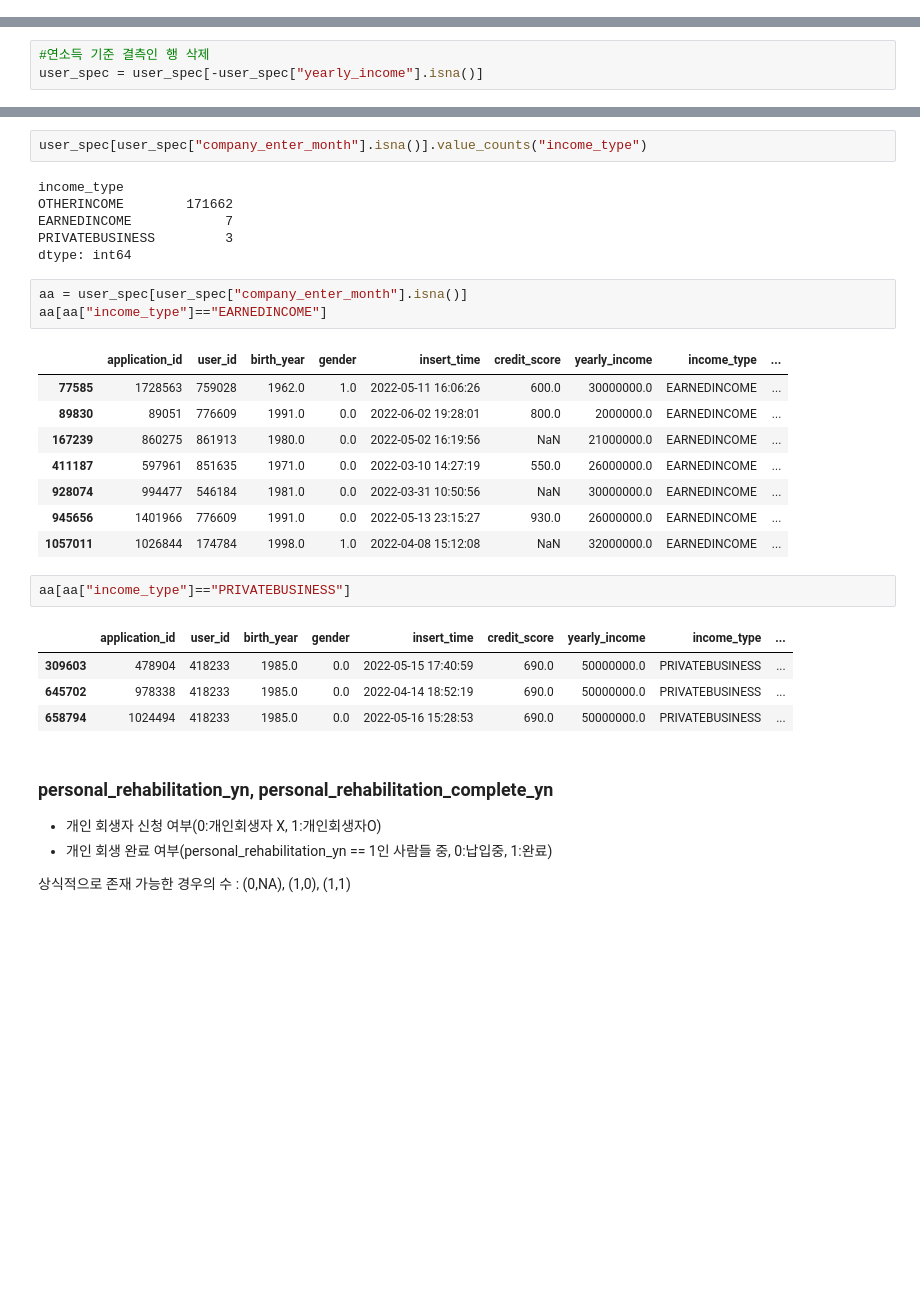
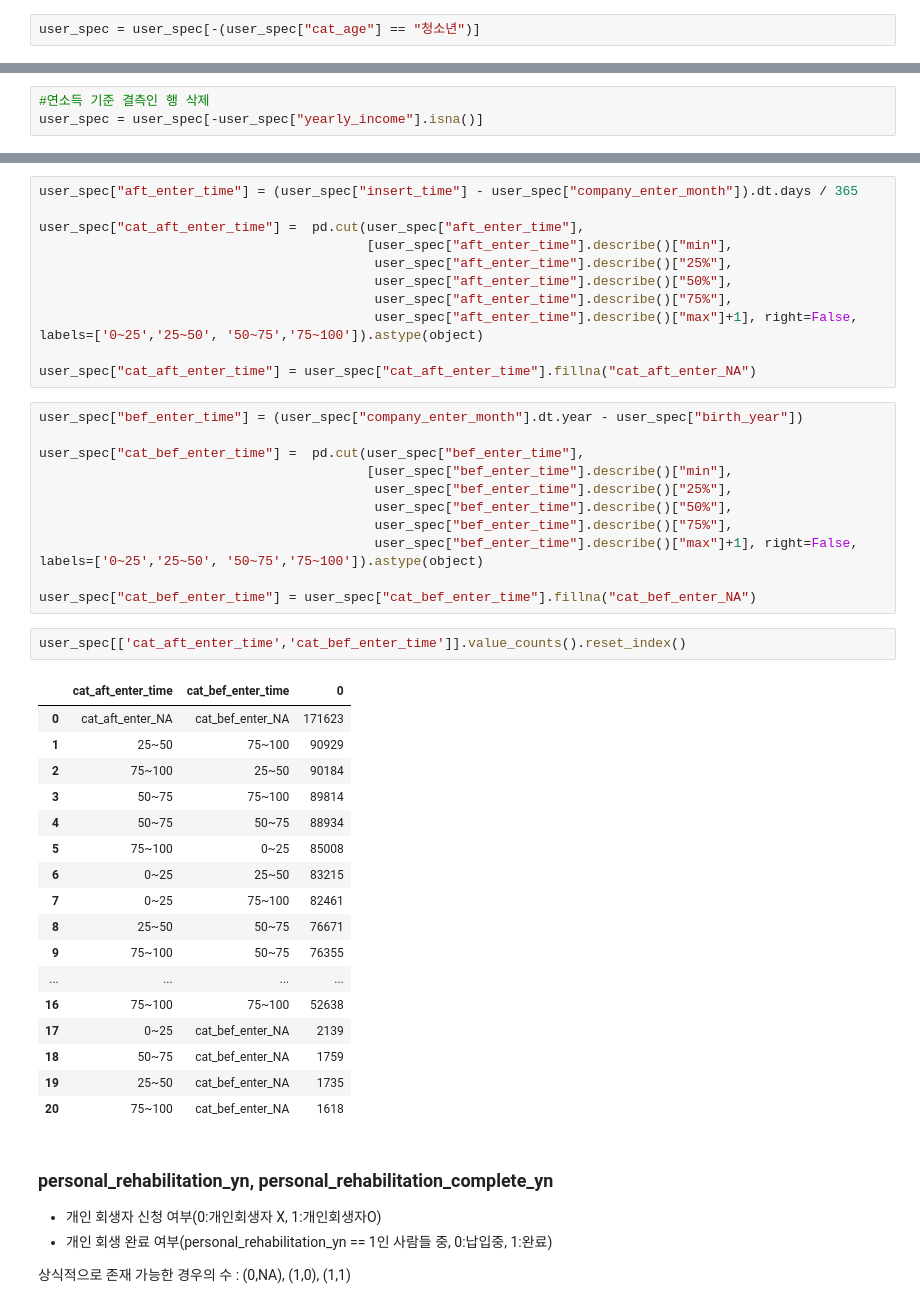
Before and after one commit to lsj7087/22.09_BigContest, a Jupyter notebook: BigContest_Futures_Finda_개짖는소리.ipynb, the cells around one changed output, grey strips where cells are left out. Cells and saved outputs as stored; diff of their text form; blank space fills up the shorter version.

Commit message:
CreditScore FillNA Start

```diff
--- a/BigContest_Futures_Finda_개짖는소리.ipynb
+++ b/BigContest_Futures_Finda_개짖는소리.ipynb
@@ -363,3 +374,5 @@ user_spec.value_counts(["cat_age","cat_gender"]).reset_index()
+# %%
+user_spec = user_spec[-(user_spec["cat_age"] == "청소년")]
 # %% [markdown]
 ### 개인정보(yearly_income, income_type, employment_type, houseown_type, desired_amount, purpose) 결측치 대체
 # %%
@@ -546,30 +467,45 @@ for i in user_spec[(user_spec["company_enter_month"].isna()) & (user_spec["incom
-# %%
-user_spec[user_spec["company_enter_month"].isna()].value_counts("income_type")
-# %% [output]
-income_type
-OTHERINCOME        171662
-EARNEDINCOME            7
-PRIVATEBUSINESS         3
-dtype: int64
-# %%
-aa = user_spec[user_spec["company_enter_month"].isna()]
-aa[aa["income_type"]=="EARNEDINCOME"]
-# %% [output]
-|  | application_id | user_id | birth_year | gender | insert_time | credit_score | yearly_income | income_type | ... |
-| 77585 | 1728563 | 759028 | 1962.0 | 1.0 | 2022-05-11 16:06:26 | 600.0 | 30000000.0 | EARNEDINCOME | ... |
-| 89830 | 89051 | 776609 | 1991.0 | 0.0 | 2022-06-02 19:28:01 | 800.0 | 2000000.0 | EARNEDINCOME | ... |
-| 167239 | 860275 | 861913 | 1980.0 | 0.0 | 2022-05-02 16:19:56 | NaN | 21000000.0 | EARNEDINCOME | ... |
-| 411187 | 597961 | 851635 | 1971.0 | 0.0 | 2022-03-10 14:27:19 | 550.0 | 26000000.0 | EARNEDINCOME | ... |
-| 928074 | 994477 | 546184 | 1981.0 | 0.0 | 2022-03-31 10:50:56 | NaN | 30000000.0 | EARNEDINCOME | ... |
-| 945656 | 1401966 | 776609 | 1991.0 | 0.0 | 2022-05-13 23:15:27 | 930.0 | 26000000.0 | EARNEDINCOME | ... |
-| 1057011 | 1026844 | 174784 | 1998.0 | 1.0 | 2022-04-08 15:12:08 | NaN | 32000000.0 | EARNEDINCOME | ... |
-# %%
-aa[aa["income_type"]=="PRIVATEBUSINESS"]
-# %% [output]
-|  | application_id | user_id | birth_year | gender | insert_time | credit_score | yearly_income | income_type | ... |
-| 309603 | 478904 | 418233 | 1985.0 | 0.0 | 2022-05-15 17:40:59 | 690.0 | 50000000.0 | PRIVATEBUSINESS | ... |
-| 645702 | 978338 | 418233 | 1985.0 | 0.0 | 2022-04-14 18:52:19 | 690.0 | 50000000.0 | PRIVATEBUSINESS | ... |
-| 658794 | 1024494 | 418233 | 1985.0 | 0.0 | 2022-05-16 15:28:53 | 690.0 | 50000000.0 | PRIVATEBUSINESS | ... |
+# %%
+user_spec["aft_enter_time"] = (user_spec["insert_time"] - user_spec["company_enter_month"]).dt.days / 365
+
+user_spec["cat_aft_enter_time"] =  pd.cut(user_spec["aft_enter_time"],
+                                          [user_spec["aft_enter_time"].describe()["min"],
+                                           user_spec["aft_enter_time"].describe()["25%"],
+                                           user_spec["aft_enter_time"].describe()["50%"],
+                                           user_spec["aft_enter_time"].describe()["75%"],
+                                           user_spec["aft_enter_time"].describe()["max"]+1], right=False, labels=['0~25','25~50', '50~75','75~100']).astype(object)
+
+user_spec["cat_aft_enter_time"] = user_spec["cat_aft_enter_time"].fillna("cat_aft_enter_NA")
+# %%
+user_spec["bef_enter_time"] = (user_spec["company_enter_month"].dt.year - user_spec["birth_year"])
+
+user_spec["cat_bef_enter_time"] =  pd.cut(user_spec["bef_enter_time"],
+                                          [user_spec["bef_enter_time"].describe()["min"],
+                                           user_spec["bef_enter_time"].describe()["25%"],
+                                           user_spec["bef_enter_time"].describe()["50%"],
+                                           user_spec["bef_enter_time"].describe()["75%"],
+                                           user_spec["bef_enter_time"].describe()["max"]+1], right=False, labels=['0~25','25~50', '50~75','75~100']).astype(object)
+
+user_spec["cat_bef_enter_time"] = user_spec["cat_bef_enter_time"].fillna("cat_bef_enter_NA")
+# %%
+user_spec[['cat_aft_enter_time','cat_bef_enter_time']].value_counts().reset_index()
+# %% [output]
+|  | cat_aft_enter_time | cat_bef_enter_time | 0 |
+| 0 | cat_aft_enter_NA | cat_bef_enter_NA | 171623 |
+| 1 | 25~50 | 75~100 | 90929 |
+| 2 | 75~100 | 25~50 | 90184 |
+| 3 | 50~75 | 75~100 | 89814 |
+| 4 | 50~75 | 50~75 | 88934 |
+| 5 | 75~100 | 0~25 | 85008 |
+| 6 | 0~25 | 25~50 | 83215 |
+| 7 | 0~25 | 75~100 | 82461 |
+| 8 | 25~50 | 50~75 | 76671 |
+| 9 | 75~100 | 50~75 | 76355 |
+| ... | ... | ... | ... |
+| 16 | 75~100 | 75~100 | 52638 |
+| 17 | 0~25 | cat_bef_enter_NA | 2139 |
+| 18 | 50~75 | cat_bef_enter_NA | 1759 |
+| 19 | 25~50 | cat_bef_enter_NA | 1735 |
+| 20 | 75~100 | cat_bef_enter_NA | 1618 |
 # %% [markdown]
 ### personal_rehabilitation_yn, personal_rehabilitation_complete_yn
 
```
Also changed, not shown: parts of 63 cells of this notebook.
